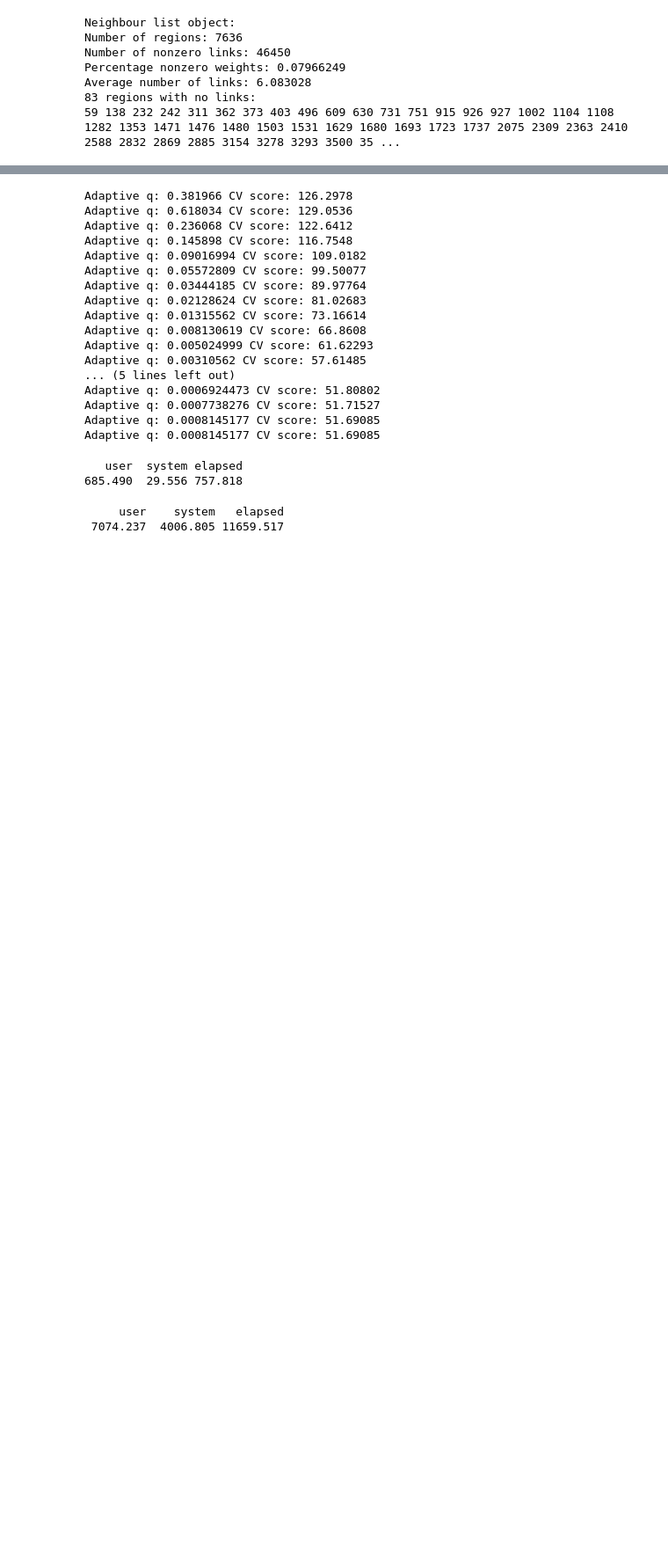
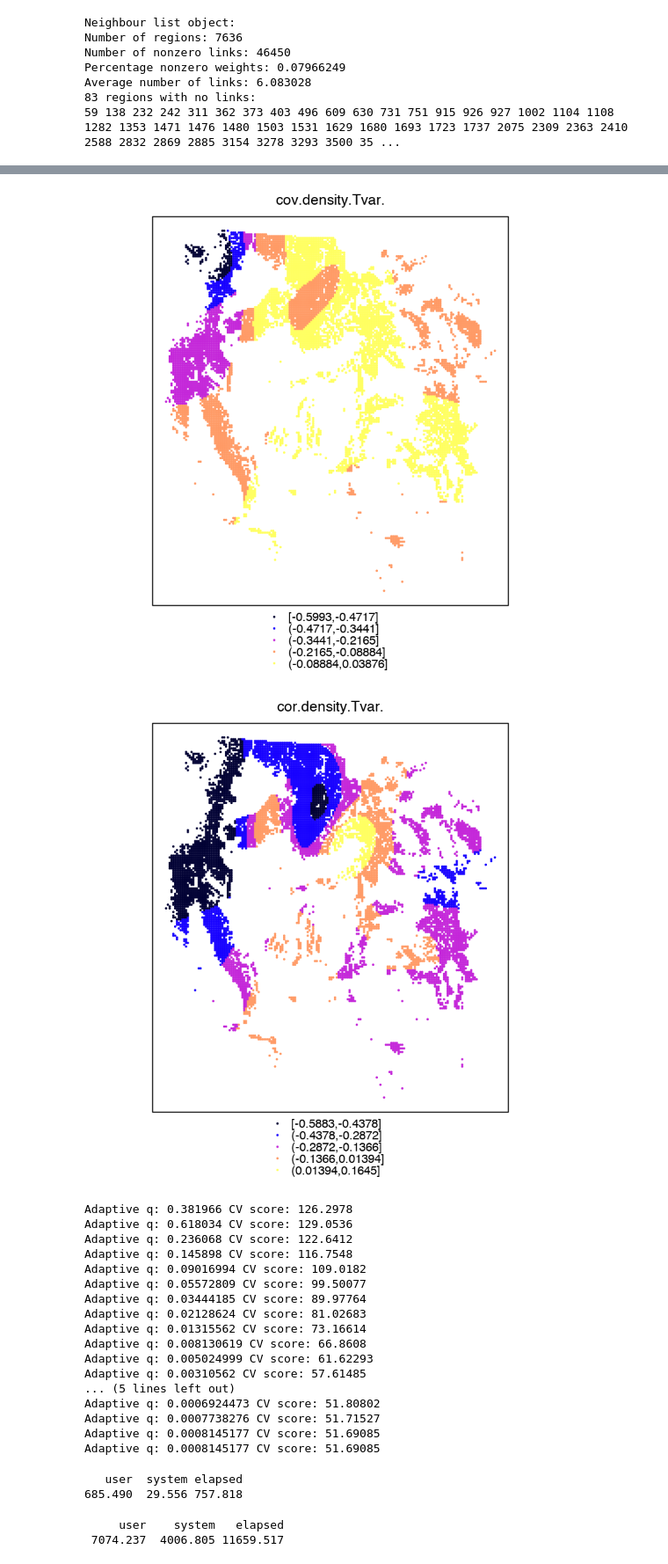
Before and after one commit to dongmeic/suppression, a Jupyter notebook: R/spatial_autocorrelation_test.ipynb, the cells around one changed output, grey strips where cells are left out. Shown at 88% size. Saved outputs shown, nothing was run; the diff lists cells and outputs as text; code cells hidden in the pictures; blank space fills up the shorter version.

```diff
--- a/R/spatial_autocorrelation_test.ipynb
+++ b/R/spatial_autocorrelation_test.ipynb
@@ -52,3 +56,6 @@ proj4string(spdf) <- CRS(proj4string(mpb10km_fishnet))
 # %%
 writeOGR(spdf, dsn="/Users/dongmeichen/Documents/beetle/shp", layer="mpb10km_MPB_affected",
          driver="ESRI Shapefile", overwrite_layer=TRUE)
+# %%
+path <- "/Users/dongmeichen/Documents/beetle/shp"
+x <- readOGR(dsn=path, layer="mpb10km_data_gwr")
@@ -54,0 +67,10 @@ writeOGR(spdf, dsn="/Users/dongmeichen/Documents/beetle/shp", layer="mpb10km_MPB
+# %%
+gw_cov <- gw.cov(x, vars=c("density", "Tvar"), adapt=0.2, cor=TRUE, var.term=TRUE, longlat=FALSE)
+# %%
+cov <- grep("cov", names(gw_cov$SDF),value=TRUE)
+cor <- grep("cor", names(gw_cov$SDF),value=TRUE)
+spplot(gw_cov$SDF, cov, main=cov, cex=0.3)
+spplot(gw_cov$SDF, cor, main=cor, cex=0.3)
+# %% [output]
+[figure, added]
+[figure, added]
```
Also changed, not shown: parts of 11 cells of this notebook.
